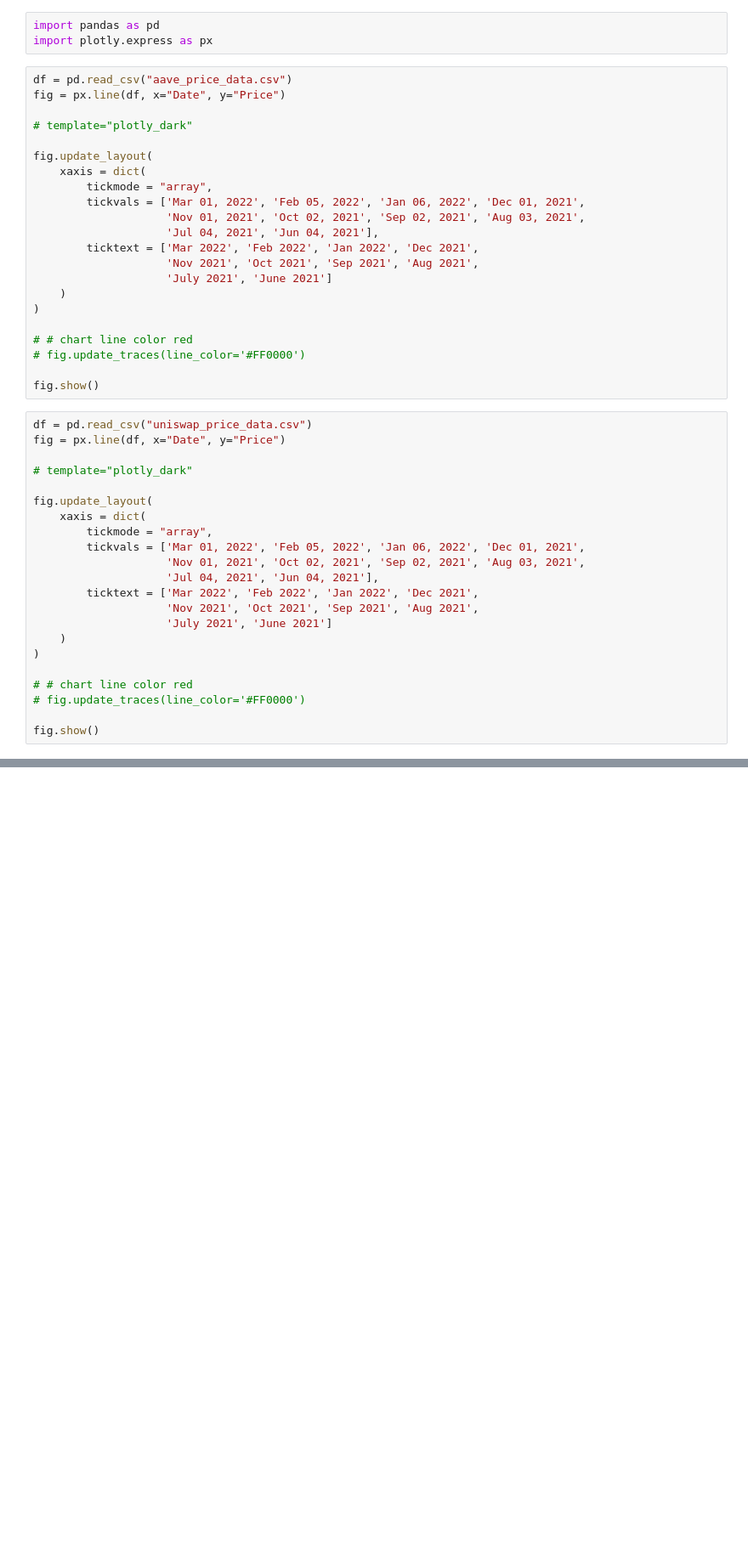
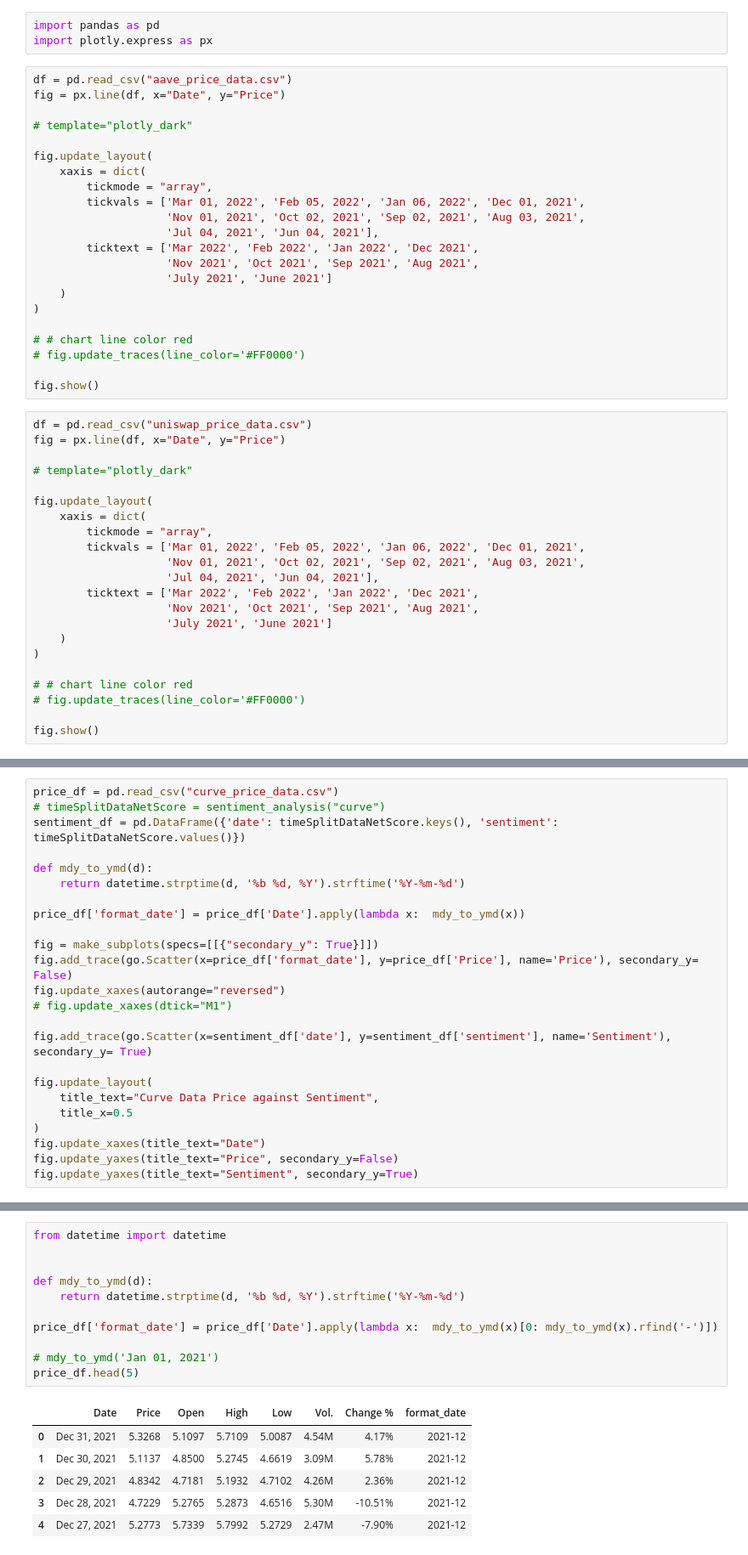
Before and after one commit to RodentOfUnusualSizee/IS434-Social-Analytics-Crypto, a Jupyter notebook: Dashboard/test.ipynb, the cells around one changed output, grey strips where cells are left out. Shown: that part at 85% size. Cells and saved outputs as stored; diff of their text form; blank space fills up the shorter version.

```diff
--- a/Dashboard/test.ipynb
+++ b/Dashboard/test.ipynb
@@ -47,0 +177,24 @@ fig.show()
+# %%
+price_df = pd.read_csv("curve_price_data.csv")
+# timeSplitDataNetScore = sentiment_analysis("curve")
+sentiment_df = pd.DataFrame({'date': timeSplitDataNetScore.keys(), 'sentiment': timeSplitDataNetScore.values()})
+
+def mdy_to_ymd(d):
+    return datetime.strptime(d, '%b %d, %Y').strftime('%Y-%m-%d')
+
+price_df['format_date'] = price_df['Date'].apply(lambda x:  mdy_to_ymd(x))
+
+fig = make_subplots(specs=[[{"secondary_y": True}]])
+fig.add_trace(go.Scatter(x=price_df['format_date'], y=price_df['Price'], name='Price'), secondary_y= False)
+fig.update_xaxes(autorange="reversed")
+# fig.update_xaxes(dtick="M1")
+
+fig.add_trace(go.Scatter(x=sentiment_df['date'], y=sentiment_df['sentiment'], name='Sentiment'), secondary_y= True)
+
+fig.update_layout(
+    title_text="Curve Data Price against Sentiment",
+    title_x=0.5
+)
+fig.update_xaxes(title_text="Date")
+fig.update_yaxes(title_text="Price", secondary_y=False)
+fig.update_yaxes(title_text="Sentiment", secondary_y=True)
@@ -47,0 +234,18 @@ fig.show()
+# %%
+from datetime import datetime
+
+
+def mdy_to_ymd(d):
+    return datetime.strptime(d, '%b %d, %Y').strftime('%Y-%m-%d')
+
+price_df['format_date'] = price_df['Date'].apply(lambda x:  mdy_to_ymd(x)[0: mdy_to_ymd(x).rfind('-')])
+
+# mdy_to_ymd('Jan 01, 2021')
+price_df.head(5)
+# %% [output]
+|  | Date | Price | Open | High | Low | Vol. | Change % | format_date |
+| 0 | Dec 31, 2021 | 5.3268 | 5.1097 | 5.7109 | 5.0087 | 4.54M | 4.17% | 2021-12 |
+| 1 | Dec 30, 2021 | 5.1137 | 4.8500 | 5.2745 | 4.6619 | 3.09M | 5.78% | 2021-12 |
+| 2 | Dec 29, 2021 | 4.8342 | 4.7181 | 5.1932 | 4.7102 | 4.26M | 2.36% | 2021-12 |
+| 3 | Dec 28, 2021 | 4.7229 | 5.2765 | 5.2873 | 4.6516 | 5.30M | -10.51% | 2021-12 |
+| 4 | Dec 27, 2021 | 5.2773 | 5.7339 | 5.7992 | 5.2729 | 2.47M | -7.90% | 2021-12 |
```
Also changed, not shown: parts of 11 cells of this notebook, 10 other files.
